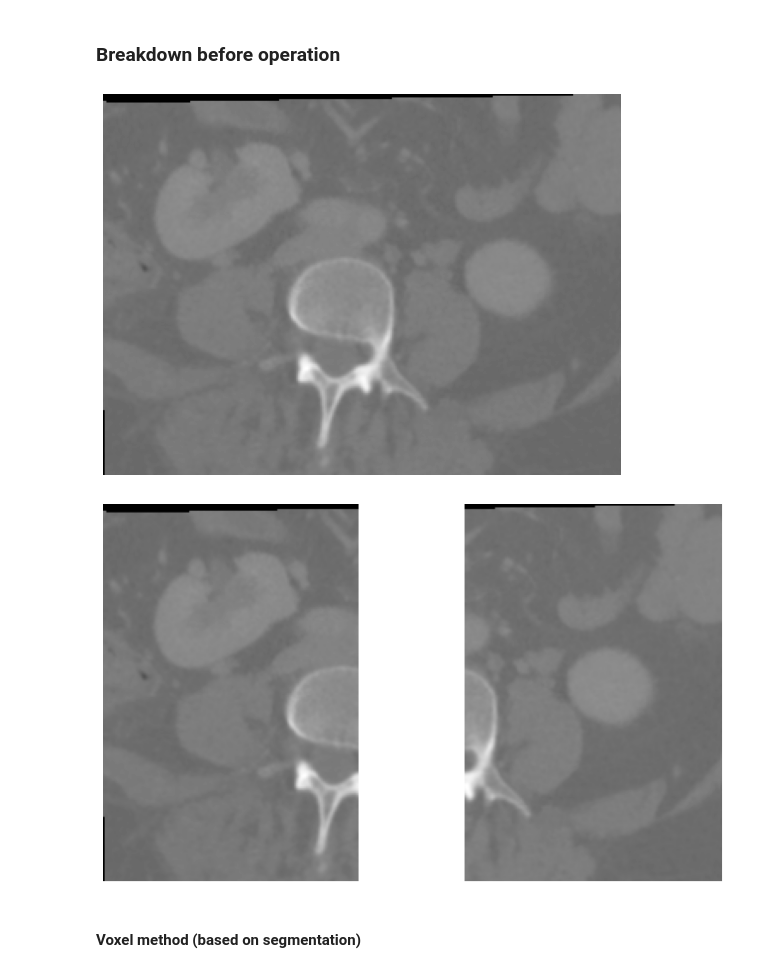
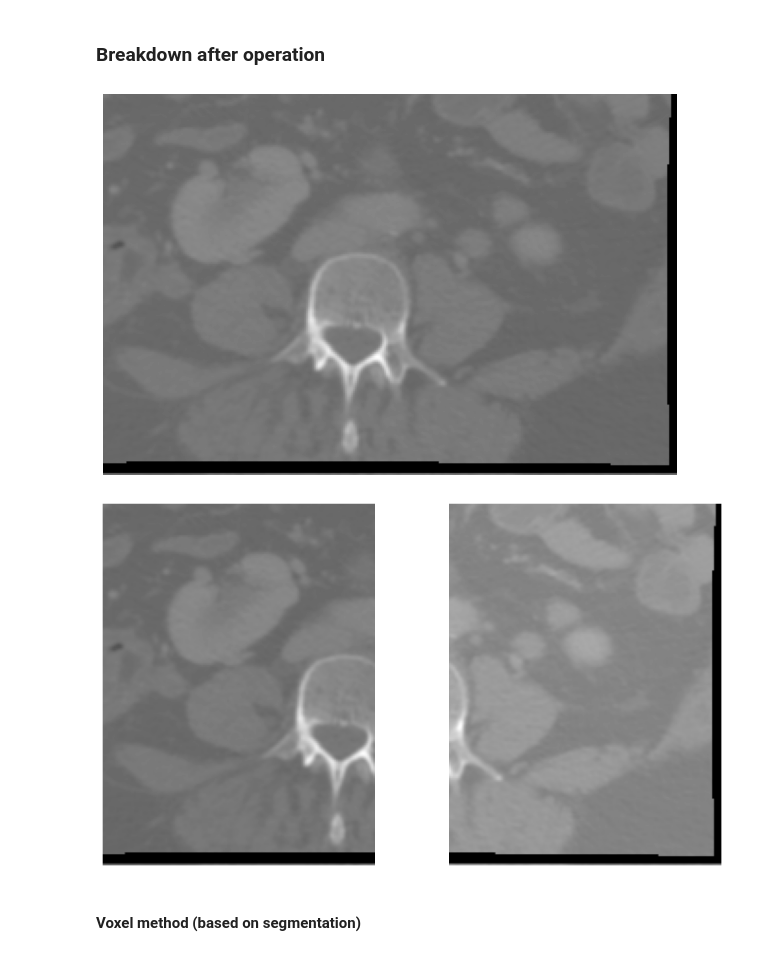
Before and after one commit to wsrtka/kidney_volumetry, a Jupyter notebook: notebooks/methods.ipynb, the cells around one changed output. Drawn from its saved outputs; the diff is of its cells as text; code cells hidden in the pictures.

```diff
--- a/notebooks/methods.ipynb
+++ b/notebooks/methods.ipynb
@@ -12,8 +13,8 @@ image_after = sitk.ReadImage(path_after, sitk.sitkFloat32)
 path_seg_before = '../data/przed_operacja/TOTAL.mhd'
 path_seg_after = '../data/po/TOTAL.mhd'
 
-seg_before = sitk.ReadImage(path_seg_before, sitk.sitkFloat32)
-seg_after = sitk.ReadImage(path_seg_after, sitk.sitkFloat32)
+seg_before = sitk.ReadImage(path_seg_before)
+seg_after = sitk.ReadImage(path_seg_after)
 # %%
 viewer = sitk.ImageViewer()
 # ! this is for MacOS only, change it for your OS
@@ -22,31 +25,31 @@ viewer.SetCommand(command)
 # %% [markdown]
-### Breakdown before operation
+### Breakdown after operation
 # %%
-before_arr = sitk.GetArrayFromImage(image_before)
+after_arr = sitk.GetArrayFromImage(image_after)
 plt.figure(figsize=(12,7))
-plt.imshow(before_arr[70], cmap='gray')
+plt.imshow(after_arr[70], cmap='gray')
 plt.axis('off')
 plt.show()
 
-half = before_arr.shape[2] // 2
+half = after_arr.shape[2] // 2
 
-left_before = before_arr[:,:,:half]
-right_before = before_arr[:,:,half:]
+left_after = after_arr[:,:,:half]
+right_after = after_arr[:,:,half:]
 
-seg_before_arr = sitk.GetArrayFromImage(seg_before)
-left_seg_before = seg_before_arr[:,:,:half]
-right_seg_before = seg_before_arr[:,:,half:]
+seg_after_arr = sitk.GetArrayFromImage(seg_after)
+left_seg_after = seg_after_arr[:,:,:half]
+right_seg_after = seg_after_arr[:,:,half:]
 
 plot, ax = plt.subplots(1, 2, figsize=(12, 7))
 
-ax[0].imshow(left_before[70], cmap='gray')
+ax[0].imshow(left_after[70], cmap='gray')
 ax[0].axis('off')
-ax[1].imshow(right_before[70], cmap='gray')
+ax[1].imshow(right_after[70], cmap='gray')
 ax[1].axis('off')
 plt.show()
 # %% [output]
-[figure, old version]
+[figure, new version]
-[figure, old version]
+[figure, new version]
 # %% [markdown]
 #### Voxel method (based on segmentation)
 # %%
```
Also changed, not shown: parts of 10 cells of this notebook.
